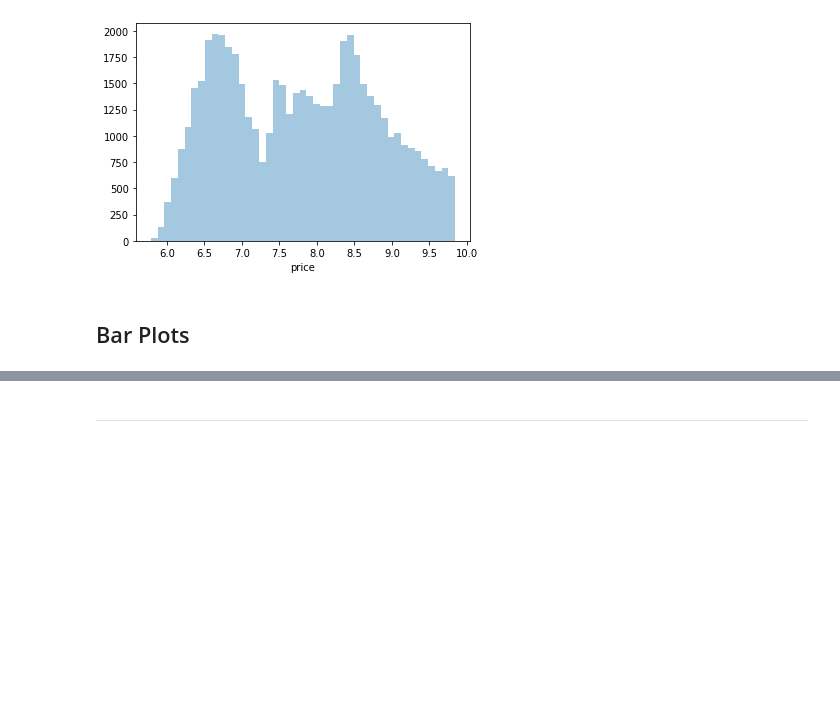
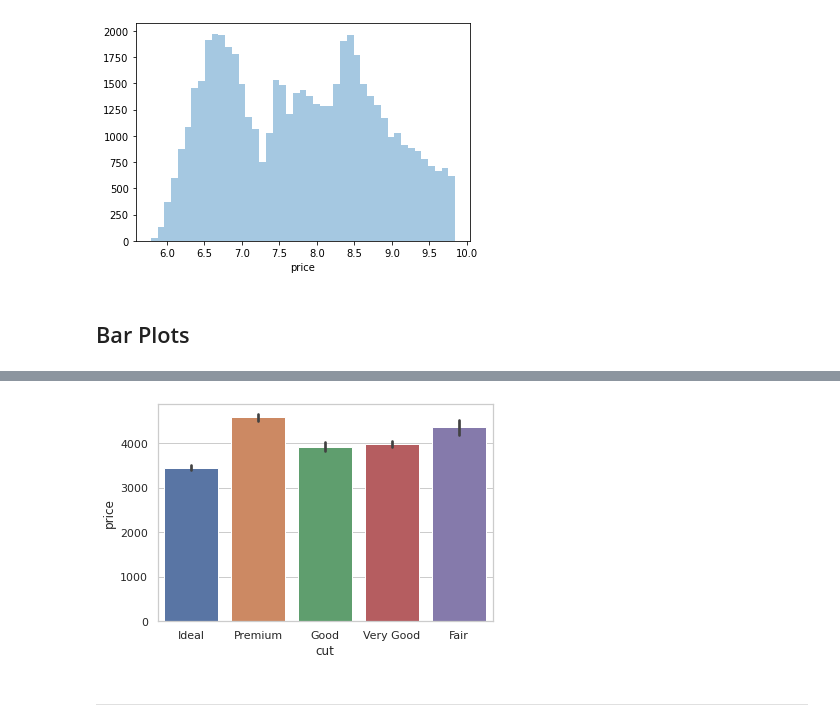
Before and after one commit to psygrammer/psypy, a Jupyter notebook: vis/notebooks/01_intro_basic_and_custermized_plotting.ipynb, the cells around one changed output, grey strips where cells are left out. Saved outputs shown, nothing was run; the diff lists cells and outputs as text; code cells hidden in the pictures; blank space fills up the shorter version.

```diff
--- a/vis/notebooks/01_intro_basic_and_custermized_plotting.ipynb
+++ b/vis/notebooks/01_intro_basic_and_custermized_plotting.ipynb
@@ -464,3 +538,13 @@ sns.distplot(np.log(diamonds_df.price), kde=False)
+# %%
+# Next, here is how we obtain the mean price distribution of different cut qualities using seaborn:
+
+import seaborn as sns
+from numpy import median, mean
+
+sns.set(style="whitegrid")
+ax = sns.barplot(x="cut", y="price", data=diamonds_df,estimator=mean)
+# %% [output]
+[figure, added]
 # %% [markdown]
 ---------------
 # %% [markdown]
```
Also changed, not shown: parts of 16 cells of this notebook.
